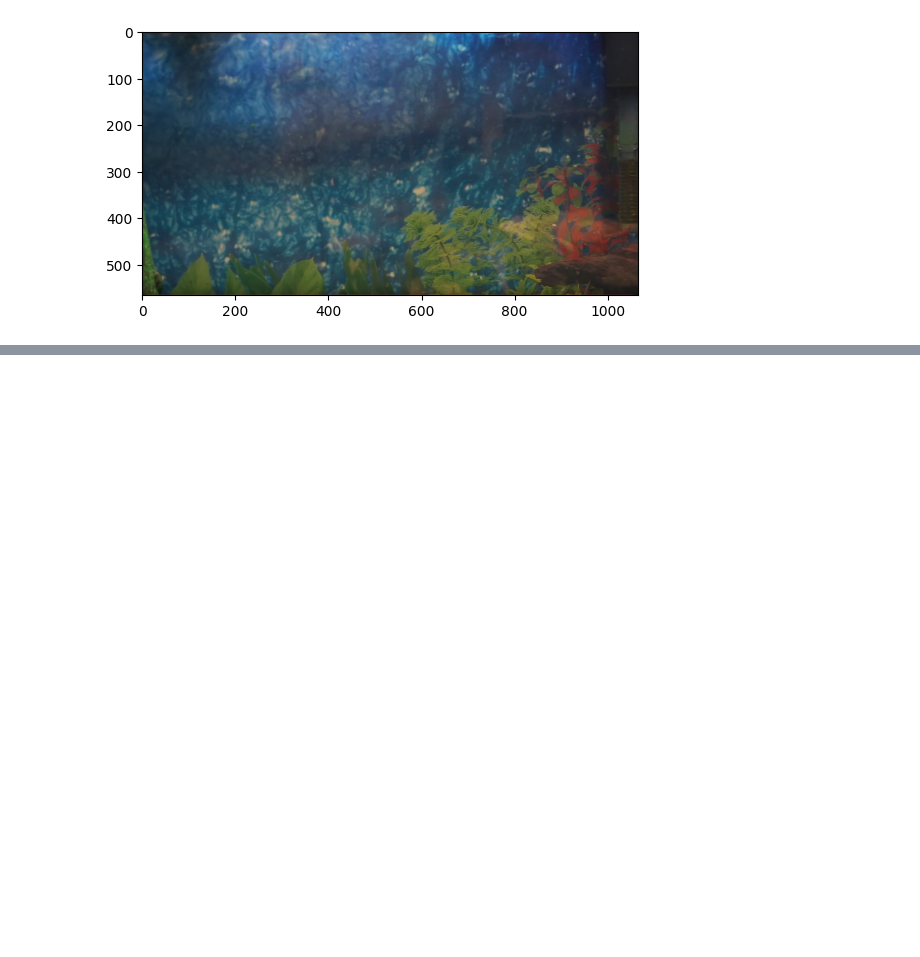
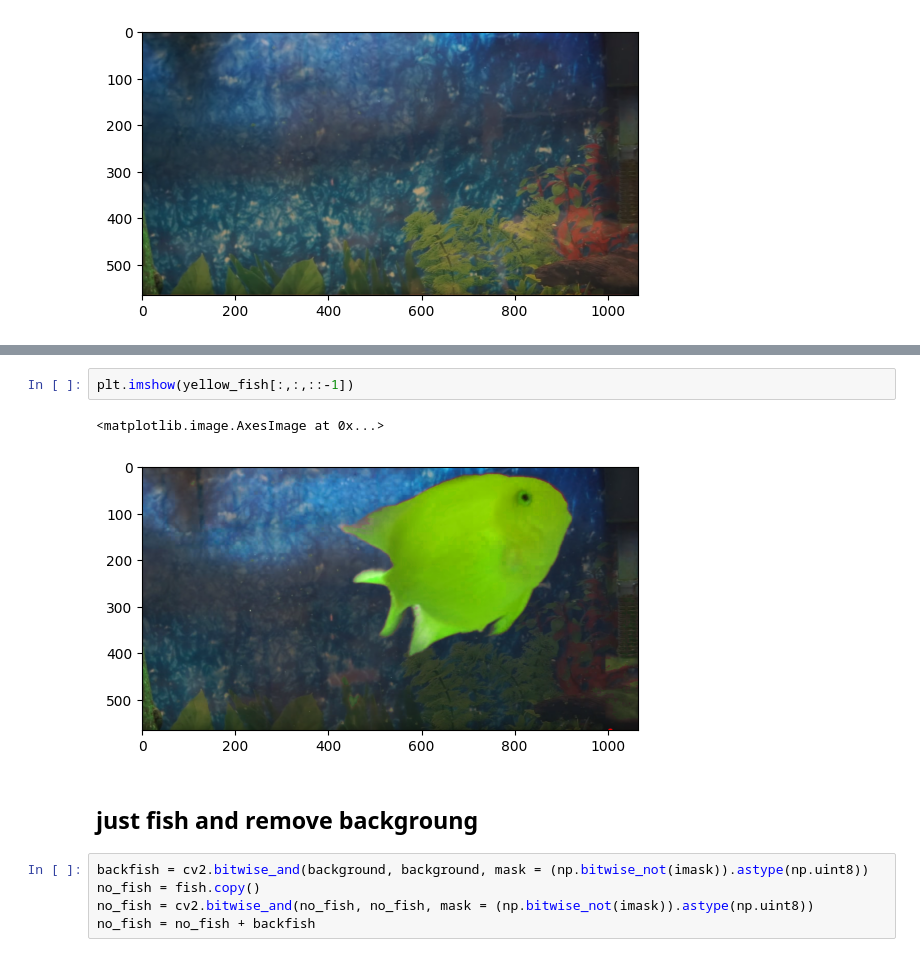
Before and after one commit to ramajaradat/image-preprocessing, a Jupyter notebook: Fisrt_img_process/Lec#3.ipynb, the cells around one changed output, grey strips where cells are left out. Drawn from its saved outputs; the diff is of its cells as text; blank space fills up the shorter version.

```diff
--- a/Fisrt_img_process/Lec#3.ipynb
+++ b/Fisrt_img_process/Lec#3.ipynb
@@ -29,0 +59,12 @@ plt.imshow(fish_hsv[:,:,::-1])
+# %%
+plt.imshow(yellow_fish[:,:,::-1])
+# %% [output]
+<matplotlib.image.AxesImage at 0x...>
+[figure, added]
+# %% [markdown]
+## just fish and remove backgroung
+# %%
+backfish = cv2.bitwise_and(background, background, mask = (np.bitwise_not(imask)).astype(np.uint8))
+no_fish = fish.copy()
+no_fish = cv2.bitwise_and(no_fish, no_fish, mask = (np.bitwise_not(imask)).astype(np.uint8))
+no_fish = no_fish + backfish
```
Also changed, not shown: parts of 9 cells of this notebook, 1 other file.
